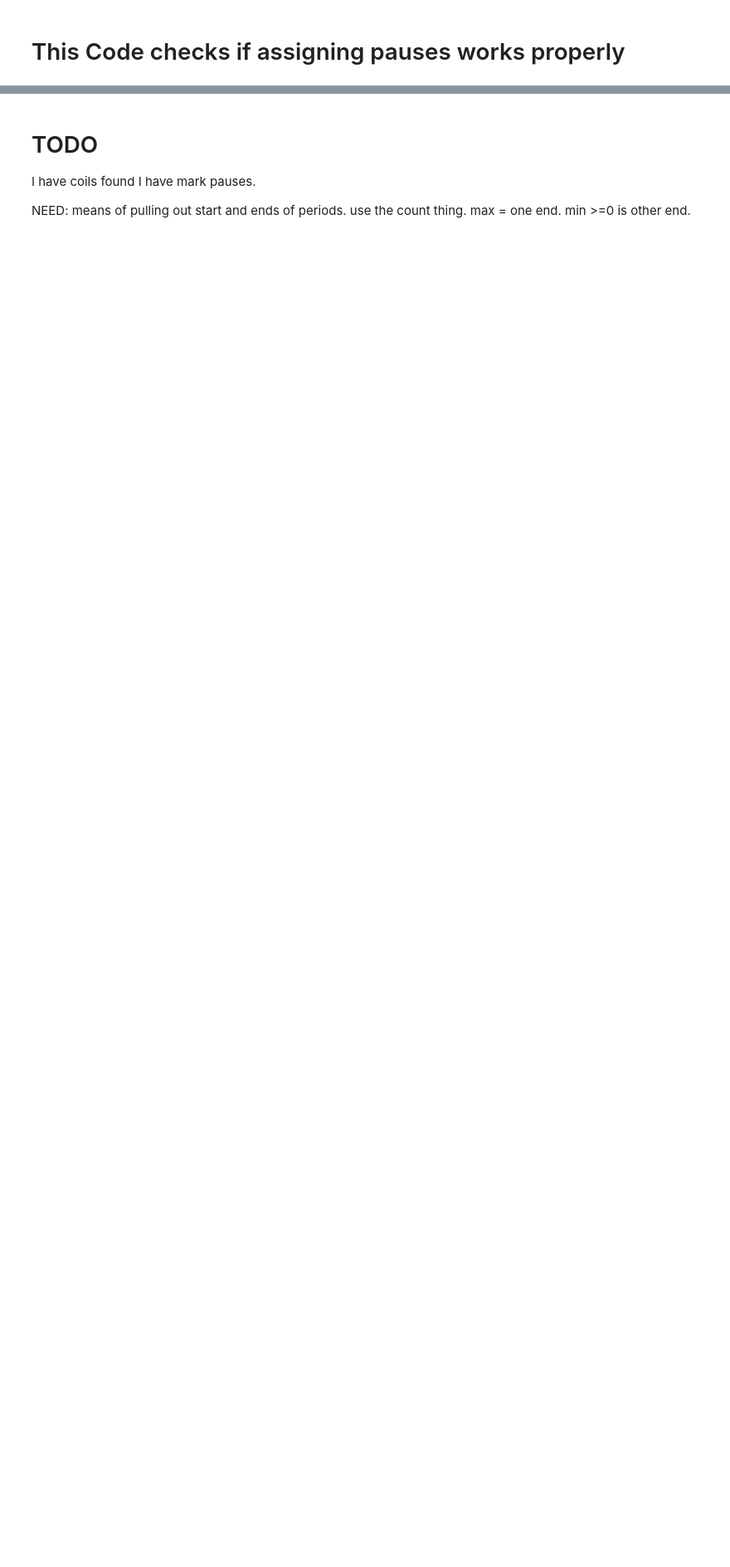
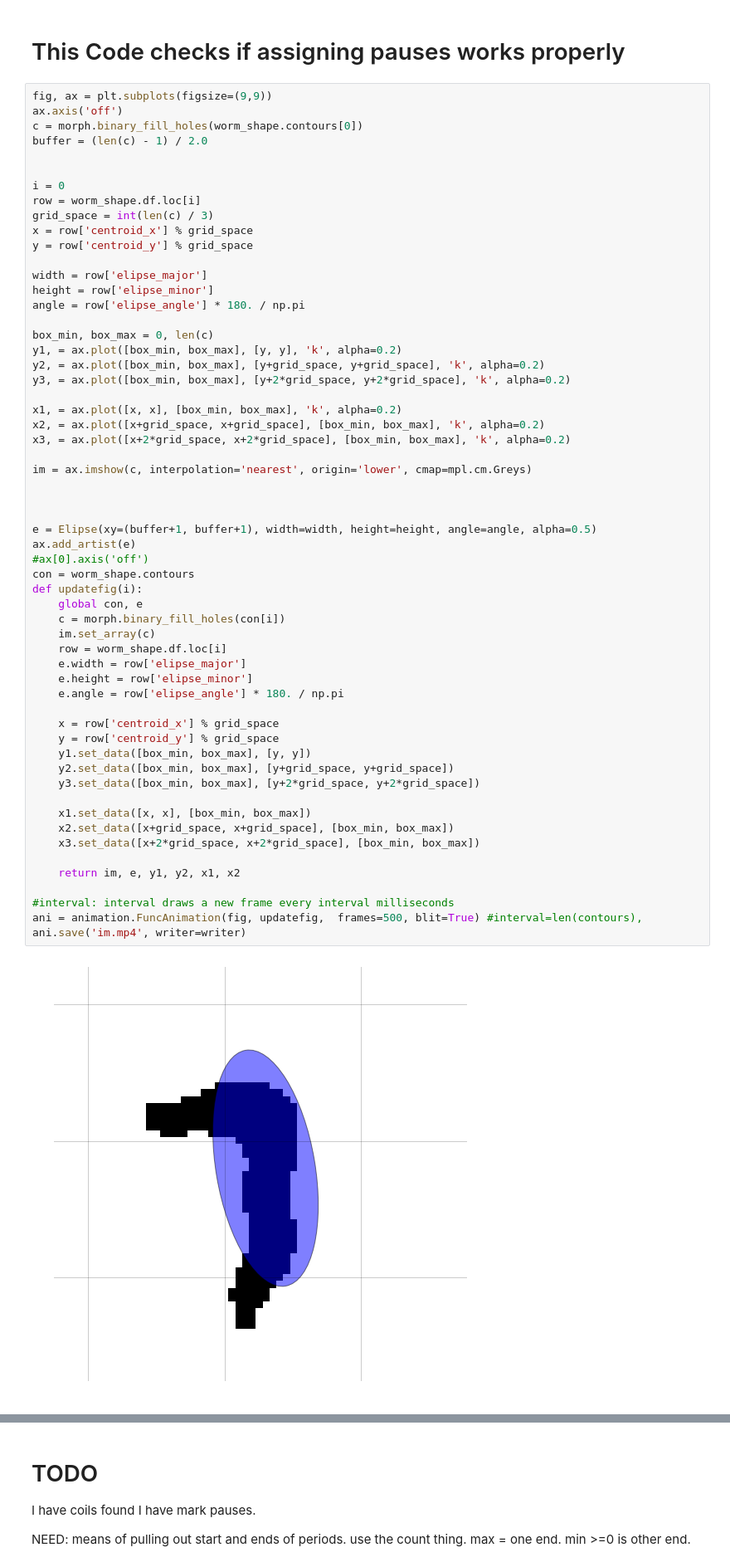
Before and after one commit to amarallab/waldo, a Jupyter notebook: workbooks/dev/behavior_coding.ipynb, the cells around one changed output, grey strips where cells are left out. Shown at 83% size. Drawn from its saved outputs; the diff is of its cells as text; blank space fills up the shorter version.

```diff
--- a/workbooks/dev/behavior_coding.ipynb
+++ b/workbooks/dev/behavior_coding.ipynb
@@ -338,5 +391,65 @@ ani.save('t.mp4', writer=writer)
 # %% [markdown]
 # This Code checks if assigning pauses works properly
+# %%
+fig, ax = plt.subplots(figsize=(9,9))
+ax.axis('off')
+c = morph.binary_fill_holes(worm_shape.contours[0])
+buffer = (len(c) - 1) / 2.0
+
+
+i = 0
+row = worm_shape.df.loc[i]
+grid_space = int(len(c) / 3)
+x = row['centroid_x'] % grid_space
+y = row['centroid_y'] % grid_space
+
+width = row['elipse_major']
+height = row['elipse_minor']
+angle = row['elipse_angle'] * 180. / np.pi
+
+box_min, box_max = 0, len(c)
+y1, = ax.plot([box_min, box_max], [y, y], 'k', alpha=0.2)
+y2, = ax.plot([box_min, box_max], [y+grid_space, y+grid_space], 'k', alpha=0.2)
+y3, = ax.plot([box_min, box_max], [y+2*grid_space, y+2*grid_space], 'k', alpha=0.2)
+
+x1, = ax.plot([x, x], [box_min, box_max], 'k', alpha=0.2)
+x2, = ax.plot([x+grid_space, x+grid_space], [box_min, box_max], 'k', alpha=0.2)
+x3, = ax.plot([x+2*grid_space, x+2*grid_space], [box_min, box_max], 'k', alpha=0.2)
+
+im = ax.imshow(c, interpolation='nearest', origin='lower', cmap=mpl.cm.Greys)
+
+
+
+e = Elipse(xy=(buffer+1, buffer+1), width=width, height=height, angle=angle, alpha=0.5)
+ax.add_artist(e)
+#ax[0].axis('off')
+con = worm_shape.contours
+def updatefig(i):
+    global con, e
+    c = morph.binary_fill_holes(con[i])
+    im.set_array(c)
+    row = worm_shape.df.loc[i]
+    e.width = row['elipse_major']
+    e.height = row['elipse_minor']
+    e.angle = row['elipse_angle'] * 180. / np.pi
+
+    x = row['centroid_x'] % grid_space
+    y = row['centroid_y'] % grid_space
+    y1.set_data([box_min, box_max], [y, y])
+    y2.set_data([box_min, box_max], [y+grid_space, y+grid_space])
+    y3.set_data([box_min, box_max], [y+2*grid_space, y+2*grid_space])
+
+    x1.set_data([x, x], [box_min, box_max])
+    x2.set_data([x+grid_space, x+grid_space], [box_min, box_max])
+    x3.set_data([x+2*grid_space, x+2*grid_space], [box_min, box_max])
+
+    return im, e, y1, y2, x1, x2
+
+#interval: interval draws a new frame every interval milliseconds
+ani = animation.FuncAnimation(fig, updatefig,  frames=500, blit=True) #interval=len(contours),
+ani.save('im.mp4', writer=writer)
+# %% [output]
+[figure, added]
 # %%
 def show_pauses(df, ax=None):
     #counts = [1,5,10]
```
Also changed, not shown: parts of 15 cells of this notebook, 1 other file.
